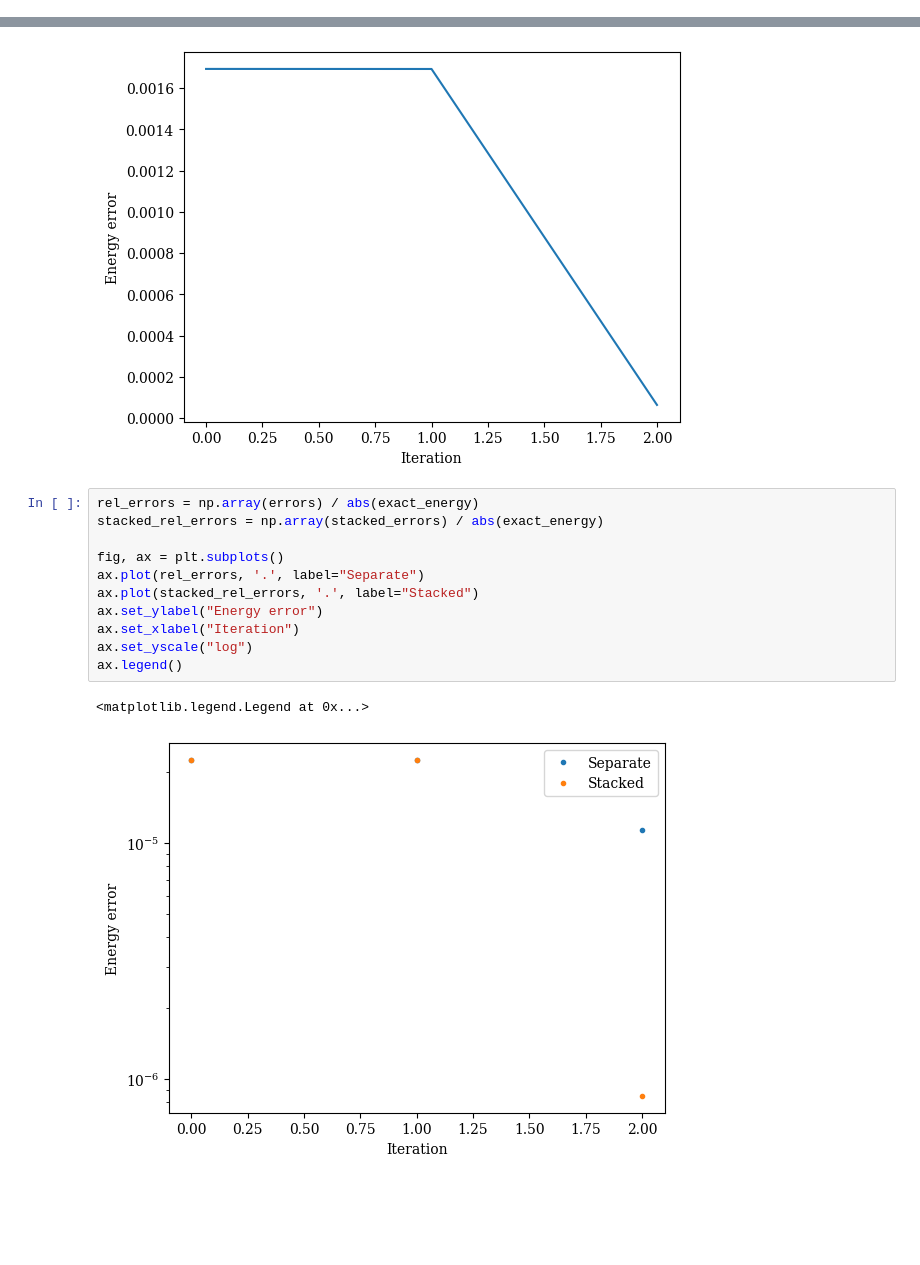
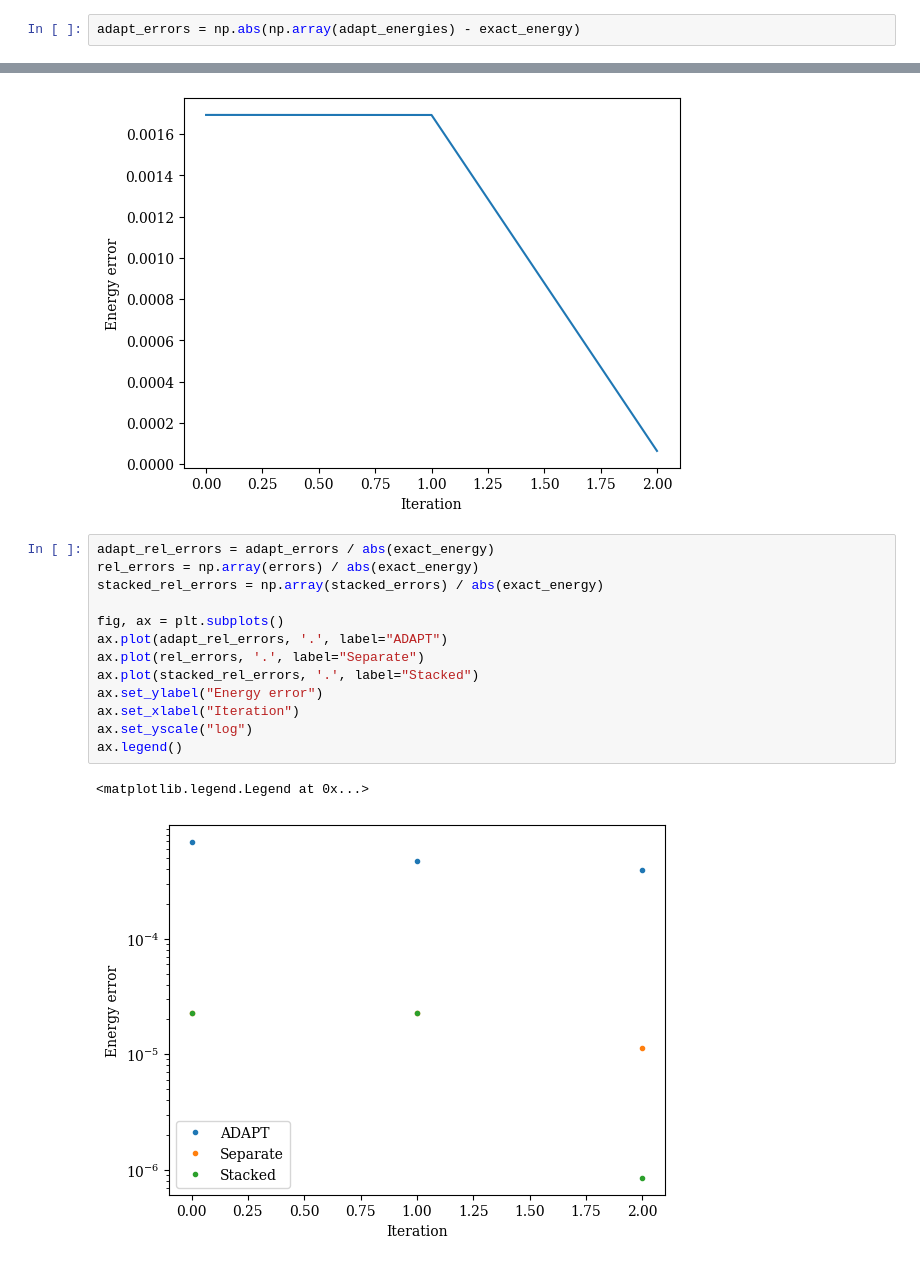
Before and after one commit to mafaldaramoa/ceo-adapt-vqe, a Jupyter notebook: examples/adapt_isqd_tn.ipynb, the cells around one changed output, grey strips where cells are left out. Saved outputs shown, nothing was run; the diff lists cells and outputs as text; blank space fills up the shorter version.

Commit message:
Added ADAPT errors to the final plot.

```diff
--- a/examples/adapt_isqd_tn.ipynb
+++ b/examples/adapt_isqd_tn.ipynb
@@ -227,6 +227,8 @@ ax.plot(abs(np.array(adapt_energies) - exact_energy))
 # %% [output]
 [<matplotlib.lines.Line2D at 0x...>]
 [figure]
+# %%
+adapt_errors = np.abs(np.array(adapt_energies) - exact_energy)
 # %%
 ## Sample shots from the circuit
 # %%
@@ -514,16 +516,18 @@ ax.set_ylabel("Energy error")
 Text(0, 0.5, 'Energy error')
 [figure]
 # %%
+adapt_rel_errors = adapt_errors / abs(exact_energy)
 rel_errors = np.array(errors) / abs(exact_energy)
 stacked_rel_errors = np.array(stacked_errors) / abs(exact_energy)
 
 fig, ax = plt.subplots()
+ax.plot(adapt_rel_errors, '.', label="ADAPT")
 ax.plot(rel_errors, '.', label="Separate")
 ax.plot(stacked_rel_errors, '.', label="Stacked")
 ax.set_ylabel("Energy error")
 ax.set_xlabel("Iteration")
 ax.set_yscale("log")
 ax.legend()
 # %% [output]
 <matplotlib.legend.Legend at 0x...>
-[figure, old version]
+[figure, new version]
```
Also changed, not shown: 1 other file.
